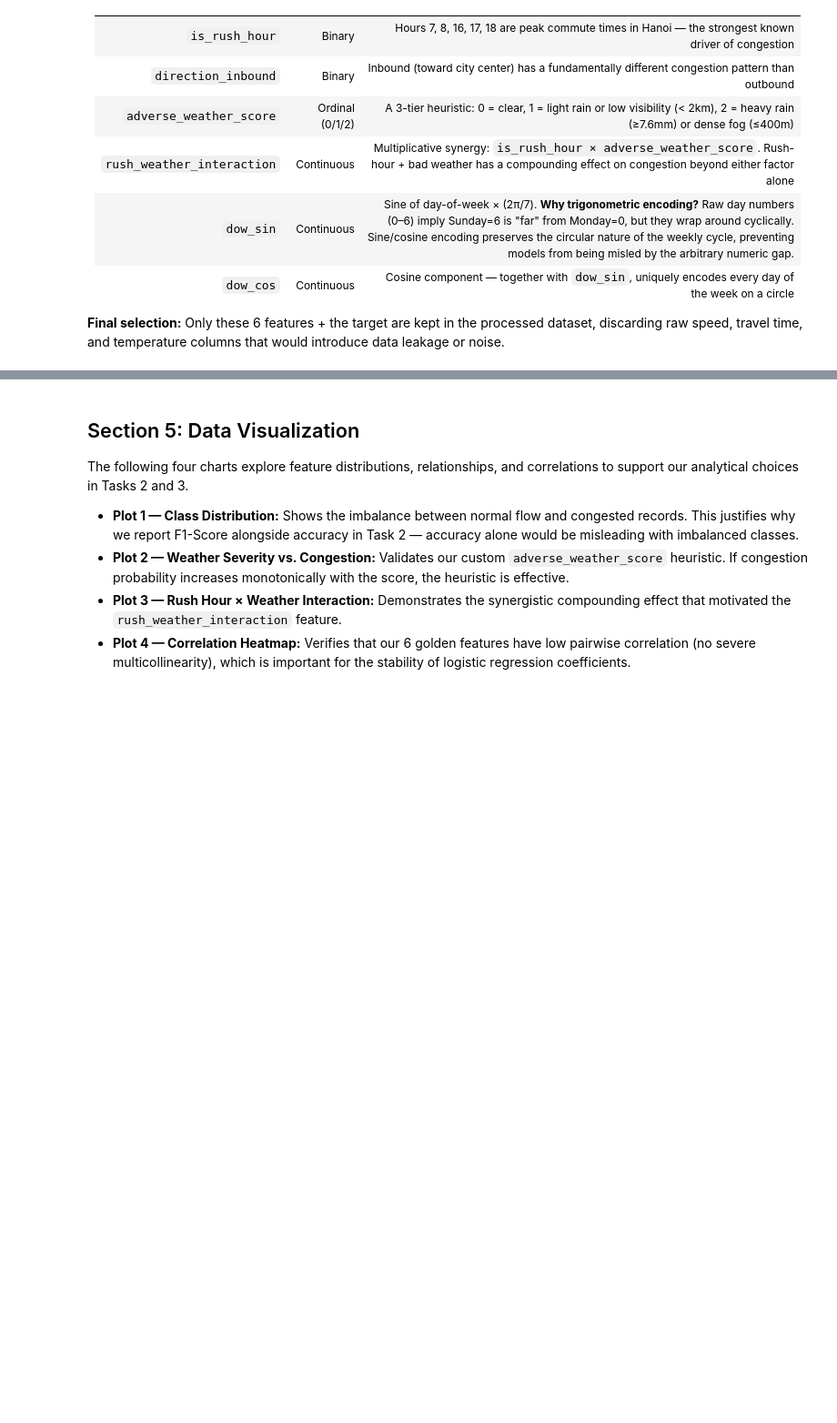
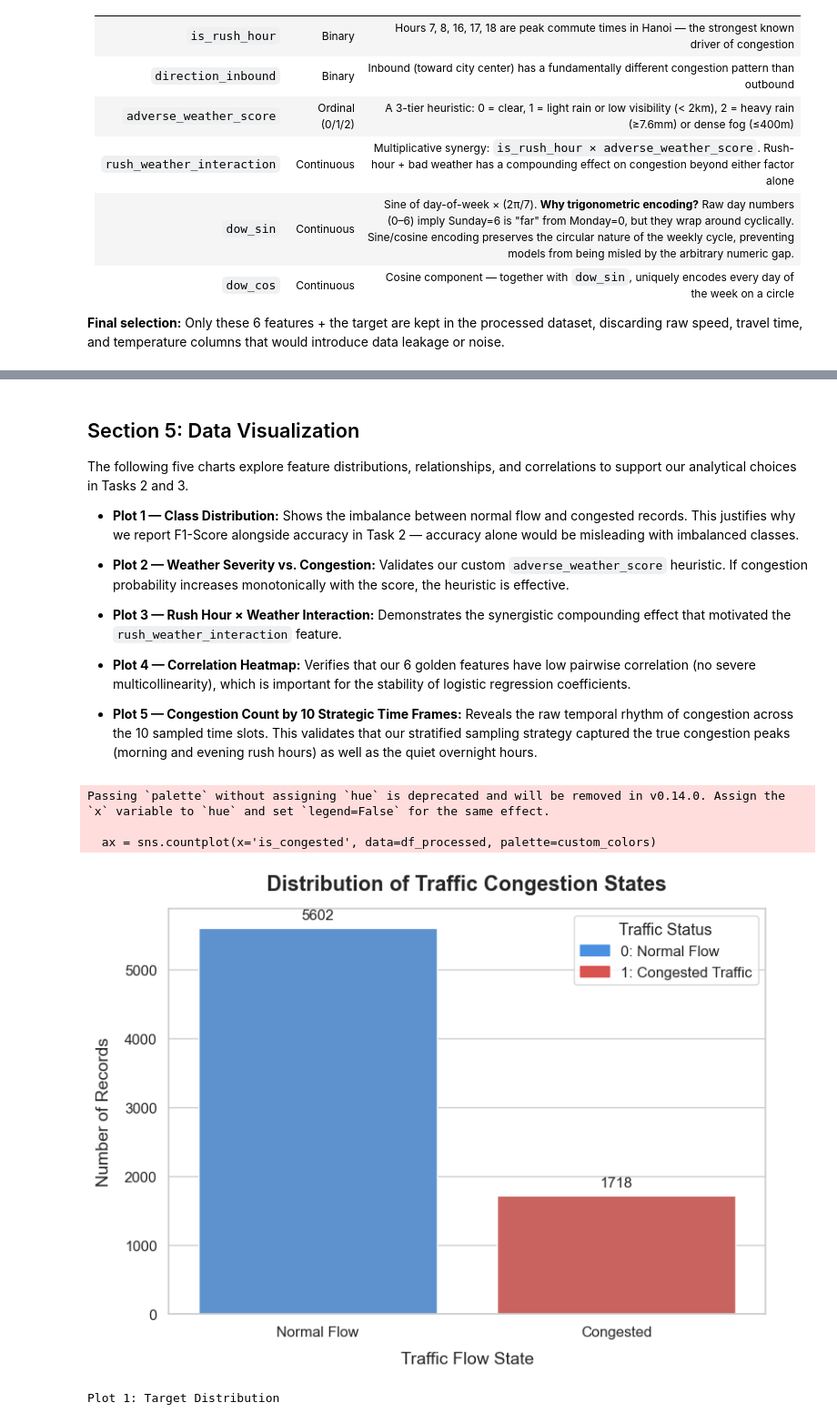
Before and after one commit to EnTeeKiu/FinalDataScience, a Jupyter notebook: Code/Task 1/Task1_Data_Processing_And_Preparation.ipynb, the cells around one changed output, grey strips where cells are left out. Shown at 91% size. Drawn from its saved outputs; the diff is of its cells as text; code cells hidden in the pictures; blank space fills up the shorter version.

Commit message:
Add Plot 5 (congestion by time frame), set global font sizes across all Task 1 charts

```diff
--- a/Code/Task 1/Task1_Data_Processing_And_Preparation.ipynb
+++ b/Code/Task 1/Task1_Data_Processing_And_Preparation.ipynb
@@ -31,4 +31,15 @@ NOTEBOOK_DIR = os.path.abspath('')
 DATASETS_DIR = os.path.join(NOTEBOOK_DIR, '..', '..', 'Datasets')
 
 sns.set_theme(style='whitegrid')
+
+# Global font size — applies to all matplotlib/seaborn charts in this notebook
+plt.rcParams.update({
+    'font.size':             14,
+    'axes.titlesize':        17,
+    'axes.labelsize':        14,
+    'xtick.labelsize':       12,
+    'ytick.labelsize':       12,
+    'legend.fontsize':       12,
+    'legend.title_fontsize': 13,
+})
 print(f'Datasets directory: {os.path.abspath(DATASETS_DIR)}')
@@ -162,33 +207,41 @@ df_processed.head()
 # %% [markdown]
 ## Section 5: Data Visualization
 
-The following four charts explore feature distributions, relationships, and correlations to support our analytical choices in Tasks 2 and 3.
+The following five charts explore feature distributions, relationships, and correlations to support our analytical choices in Tasks 2 and 3.
 
 - **Plot 1 — Class Distribution:** Shows the imbalance between normal flow and congested records. This justifies why we report F1-Score alongside accuracy in Task 2 — accuracy alone would be misleading with imbalanced classes.
 - **Plot 2 — Weather Severity vs. Congestion:** Validates our custom `adverse_weather_score` heuristic. If congestion probability increases monotonically with the score, the heuristic is effective.
 - **Plot 3 — Rush Hour × Weather Interaction:** Demonstrates the synergistic compounding effect that motivated the `rush_weather_interaction` feature.
 - **Plot 4 — Correlation Heatmap:** Verifies that our 6 golden features have low pairwise correlation (no severe multicollinearity), which is important for the stability of logistic regression coefficients.
+
+- **Plot 5 — Congestion Count by 10 Strategic Time Frames:** Reveals the raw temporal rhythm of congestion across the 10 sampled time slots. This validates that our stratified sampling strategy captured the true congestion peaks (morning and evening rush hours) as well as the quiet overnight hours.
 # %%
 # Plot 1: Class Distribution
 plt.figure(figsize=(8, 6))
 custom_colors = ['#4A90E2', '#D9534F']
 ax = sns.countplot(x='is_congested', data=df_processed, palette=custom_colors)
-plt.title('Distribution of Traffic Congestion States', fontsize=14, fontweight='bold', pad=15)
-plt.xlabel('Traffic Flow State', fontsize=12, labelpad=10)
-plt.ylabel('Number of Records', fontsize=12, labelpad=10)
+plt.title('Distribution of Traffic Congestion States', fontsize=17, fontweight='bold', pad=15)
+plt.xlabel('Traffic Flow State', fontsize=14, labelpad=10)
+plt.ylabel('Number of Records', fontsize=14, labelpad=10)
 ax.set_xticks([0, 1])
 ax.set_xticklabels(['Normal Flow', 'Congested'])
 blue_patch = mpatches.Patch(color='#4A90E2', label='0: Normal Flow')
 red_patch  = mpatches.Patch(color='#D9534F', label='1: Congested Traffic')
 ax.legend(handles=[blue_patch, red_patch], title='Traffic Status', loc='upper right')
 for p in ax.patches:
     h = p.get_height()
     if h > 0:
         ax.annotate(f'{int(h)}', (p.get_x() + p.get_width() / 2., h),
-                    ha='center', va='bottom', fontsize=11, xytext=(0, 5), textcoords='offset points')
+                    ha='center', va='bottom', fontsize=12, xytext=(0, 5), textcoords='offset points')
 plt.tight_layout()
 plt.show()
 print('Plot 1: Target Distribution')
+# %% [output]
+Passing `palette` without assigning `hue` is deprecated and will be removed in v0.14.0. Assign the `x` variable to `hue` and set `legend=False` for the same effect.
+
+  ax = sns.countplot(x='is_congested', data=df_processed, palette=custom_colors)
+[figure, added]
+Plot 1: Target Distribution
 # %%
 # Plot 2: Congestion Probability by Weather Severity
 if 'adverse_weather_score' in df_processed.columns:
```
Also changed, not shown: parts of 9 cells of this notebook.
